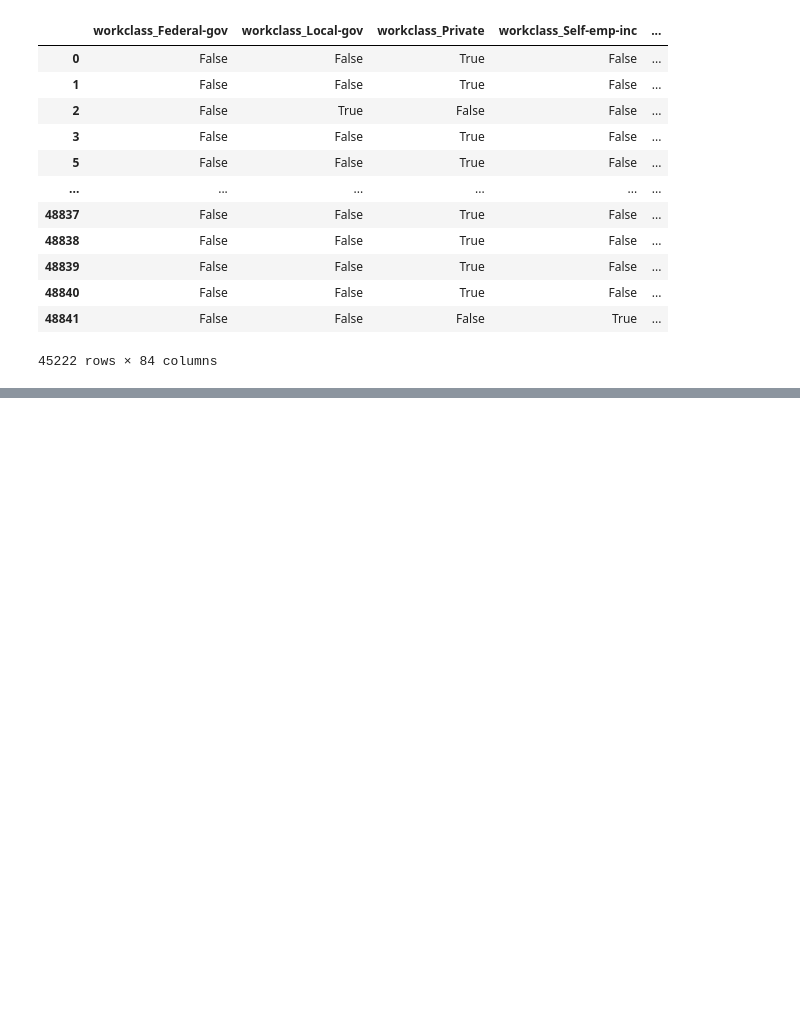
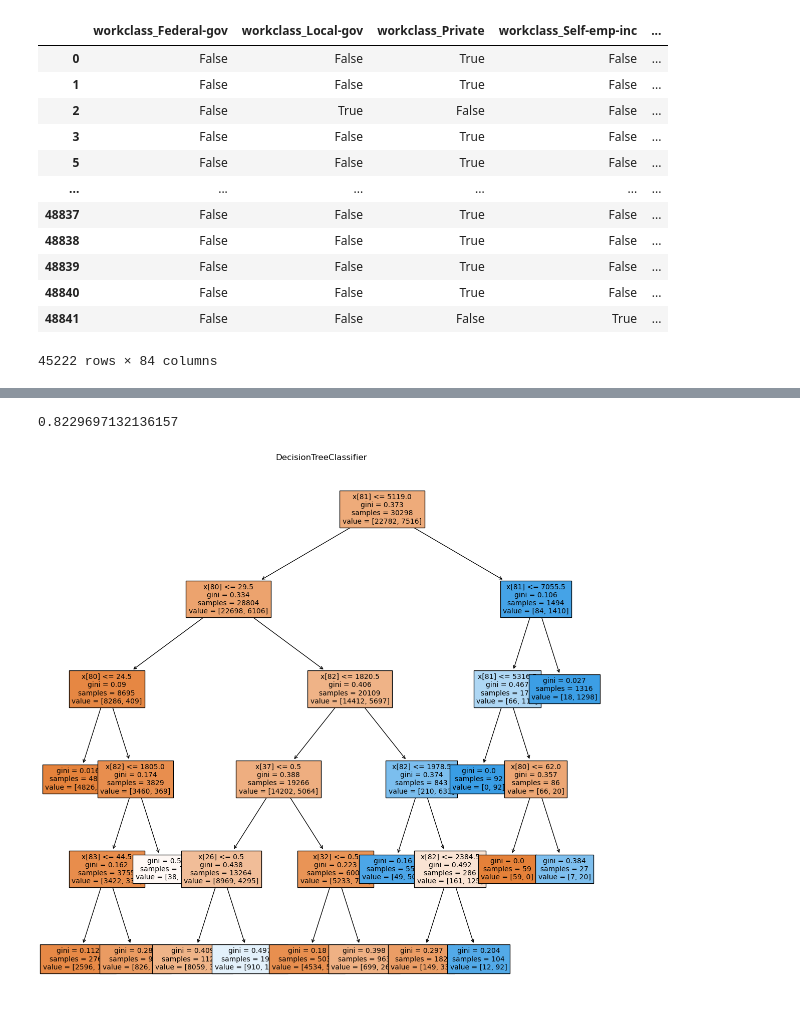
Before and after one commit to rohith4088/deep_learning, a Jupyter notebook: ml_lab.ipynb, the cells around one changed output, grey strips where cells are left out. Saved outputs shown, nothing was run; the diff lists cells and outputs as text; code cells hidden in the pictures; blank space fills up the shorter version.

```diff
--- a/ml_lab.ipynb
+++ b/ml_lab.ipynb
@@ -250,0 +249,3 @@ plt.bar()
+# %%
+from sklearn.model_selection import train_test_split
+xtrain , xtest , ytrain , ytest = train_test_split(nex , y , test_size = 0.33  , random_state = 42)
@@ -250,0 +280,14 @@ plt.bar()
+# %%
+from sklearn.metrics import accuracy_score
+print(accuracy_score(y_pred,ytest))
+# %% [output]
+0.8229697132136157
+# %%
+from sklearn.tree import plot_tree
+import matplotlib.pyplot as plt
+plt.figure(figsize=(14,14))
+plot_tree(clf,fontsize=10,filled=True)
+plt.title("DecisionTreeClassifier")
+plt.show()
+# %% [output]
+[figure, added]
```
Also changed, not shown: parts of 8 cells of this notebook.
